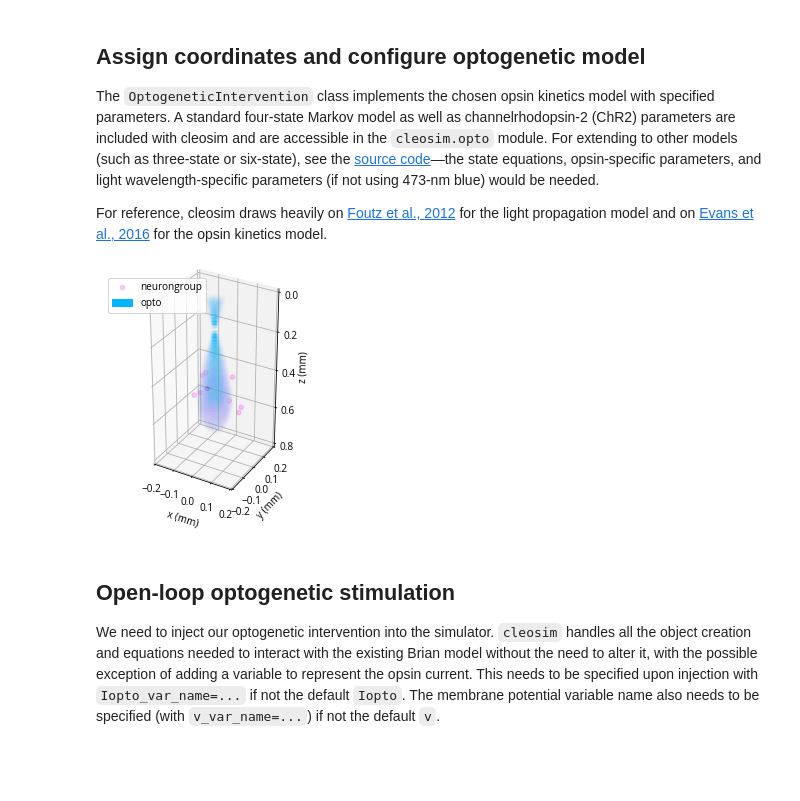
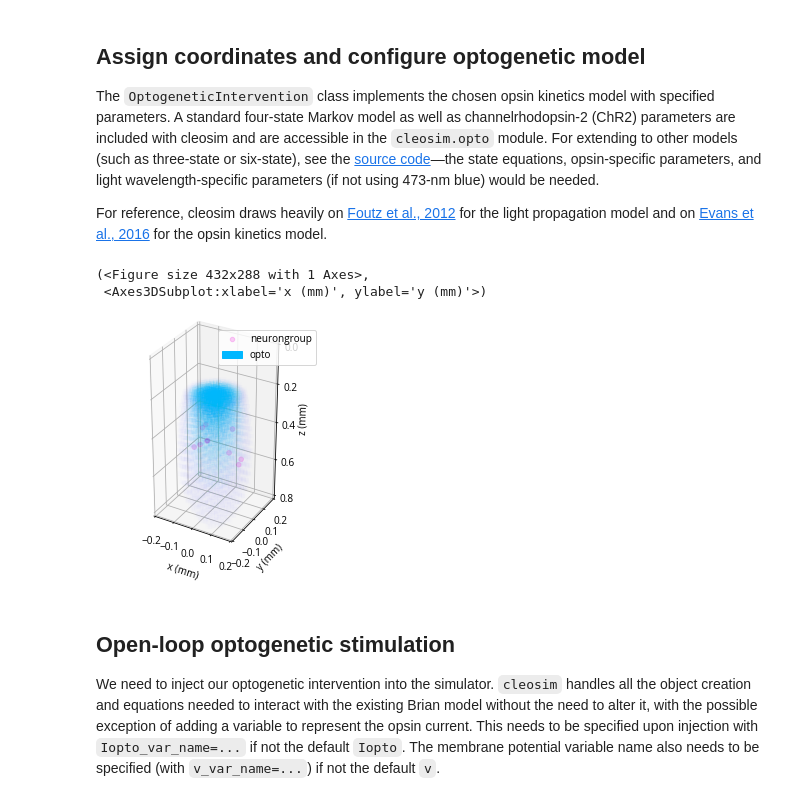
Before and after one commit to siplab-gt/cleo, a Jupyter notebook: docs/tutorials/optogenetics.ipynb, the cells around one changed output. Saved outputs shown, nothing was run; the diff lists cells and outputs as text; code cells hidden in the pictures; blank space fills up the shorter version.

```diff
--- a/docs/tutorials/optogenetics.ipynb
+++ b/docs/tutorials/optogenetics.ipynb
@@ -68,26 +68,28 @@ For reference, cleosim draws heavily on [Foutz et al., 2012](https://journals.ph
 # %%
 from cleosim.coordinates import assign_coords_rand_rect_prism
 from cleosim.opto import *
 
 assign_coords_rand_rect_prism(ng, xlim=(-0.1, 0.1), ylim=(-0.1, 0.1), zlim=(0.4, 0.6))
 
 opto = OptogeneticIntervention(
     name="opto",
     opsin_model=FourStateModel(ChR2_four_state),
     light_model_params=default_blue,
-    location=(0, 0, 0.5) * mm,
+    location=(0, 0, 0.2) * mm,
 )
 
 cleosim.visualization.plot(
     ng,
     colors=["xkcd:fuchsia"],
     xlim=(-0.2, 0.2),
     ylim=(-0.2, 0.2),
     zlim=(0, 0.8),
-    devices_to_plot=[opto],
+    devices=[(opto, {'n_points': 3e4})],  # num points to visualize
 )
 # %% [output]
+(<Figure size 432x288 with 1 Axes>,
+ <Axes3DSubplot:xlabel='x (mm)', ylabel='y (mm)'>)
-[figure, old version]
+[figure, new version]
 # %% [markdown]
 ## Open-loop optogenetic stimulation
 We need to inject our optogenetic intervention into the simulator. `cleosim` handles all the object creation and equations needed to interact with the existing Brian model without the need to alter it, with the possible exception of adding a variable to represent the opsin current. This needs to be specified upon injection with `Iopto_var_name=...` if not the default `Iopto`. The membrane potential variable name also needs to be specified (with `v_var_name=...`) if not the default `v`.
```
Also changed, not shown: parts of 3 cells of this notebook, 2 other files.
